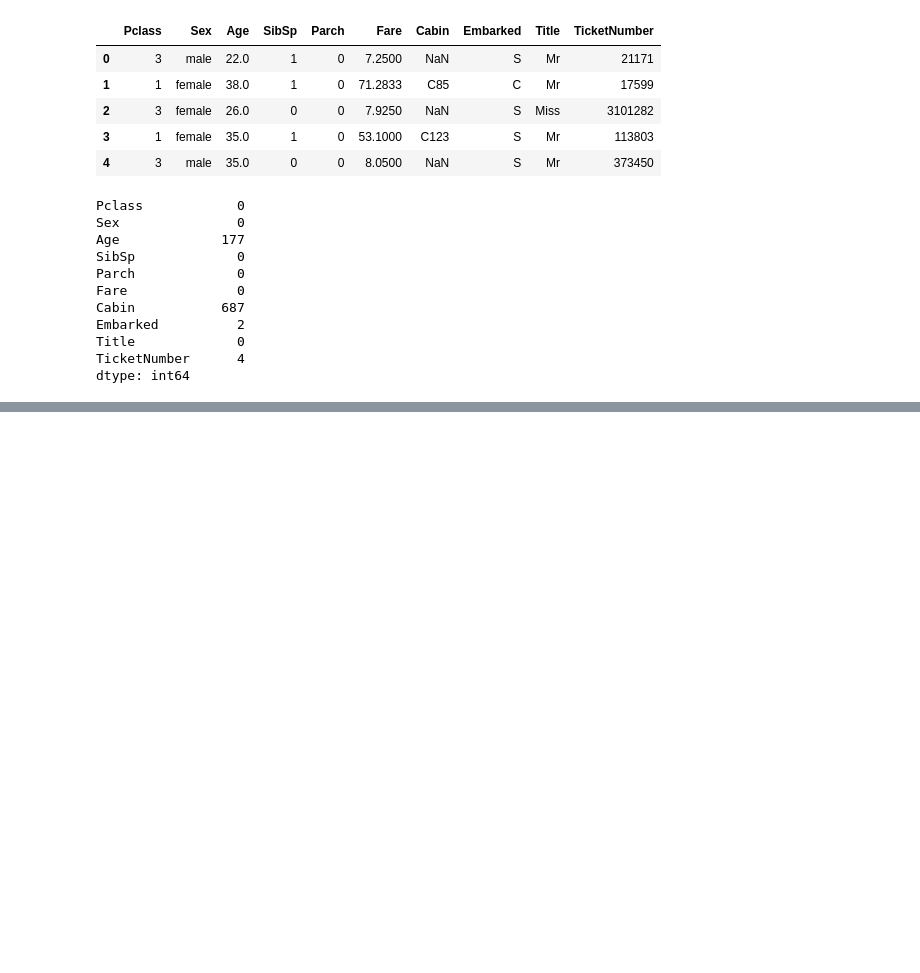
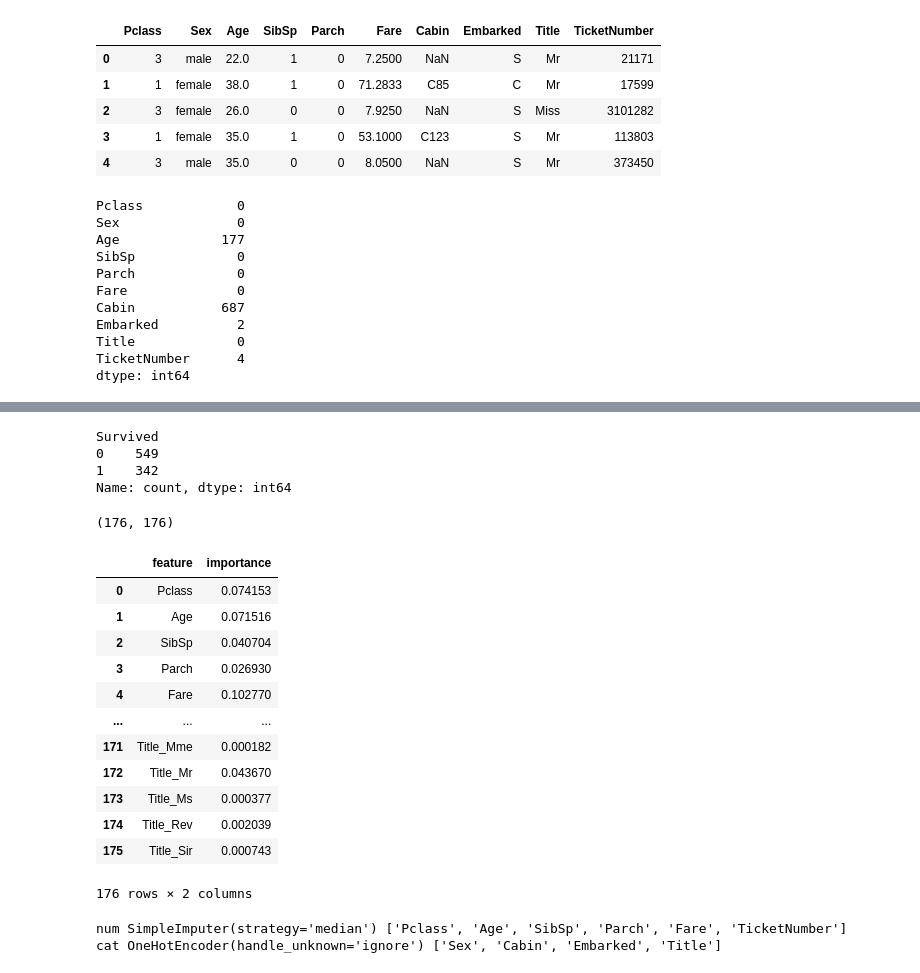
Before and after one commit to Szymx0504/KaggleProjects, a Jupyter notebook: titanic/project.ipynb, the cells around one changed output, grey strips where cells are left out. Drawn from its saved outputs; the diff is of its cells as text; code cells hidden in the pictures; blank space fills up the shorter version.

```diff
--- a/titanic/project.ipynb
+++ b/titanic/project.ipynb
@@ -422,0 +413,7 @@ np.float64(0.8338899001945892)
+# %%
+y_train.value_counts()
+# %% [output]
+Survived
+0    549
+1    342
+Name: count, dtype: int64
@@ -422,0 +439,30 @@ np.float64(0.8338899001945892)
+# %%
+len(feature_importances), len(feature_names)
+# %% [output]
+(176, 176)
+# %%
+feat_imp_df = pd.DataFrame({
+    "feature": feature_names,
+    "importance": feature_importances
+})
+feat_imp_df
+# %% [output]
+|  | feature | importance |
+| 0 | Pclass | 0.074153 |
+| 1 | Age | 0.071516 |
+| 2 | SibSp | 0.040704 |
+| 3 | Parch | 0.026930 |
+| 4 | Fare | 0.102770 |
+| ... | ... | ... |
+| 171 | Title_Mme | 0.000182 |
+| 172 | Title_Mr | 0.043670 |
+| 173 | Title_Ms | 0.000377 |
+| 174 | Title_Rev | 0.002039 |
+| 175 | Title_Sir | 0.000743 |
+176 rows × 2 columns
+# %%
+for name, transformer, columns in gs_rf.best_estimator_["preprocessor"].transformers_:
+    print(name, transformer, columns)
+# %% [output]
+num SimpleImputer(strategy='median') ['Pclass', 'Age', 'SibSp', 'Parch', 'Fare', 'TicketNumber']
+cat OneHotEncoder(handle_unknown='ignore') ['Sex', 'Cabin', 'Embarked', 'Title']
```
Also changed, not shown: parts of 17 cells of this notebook.
